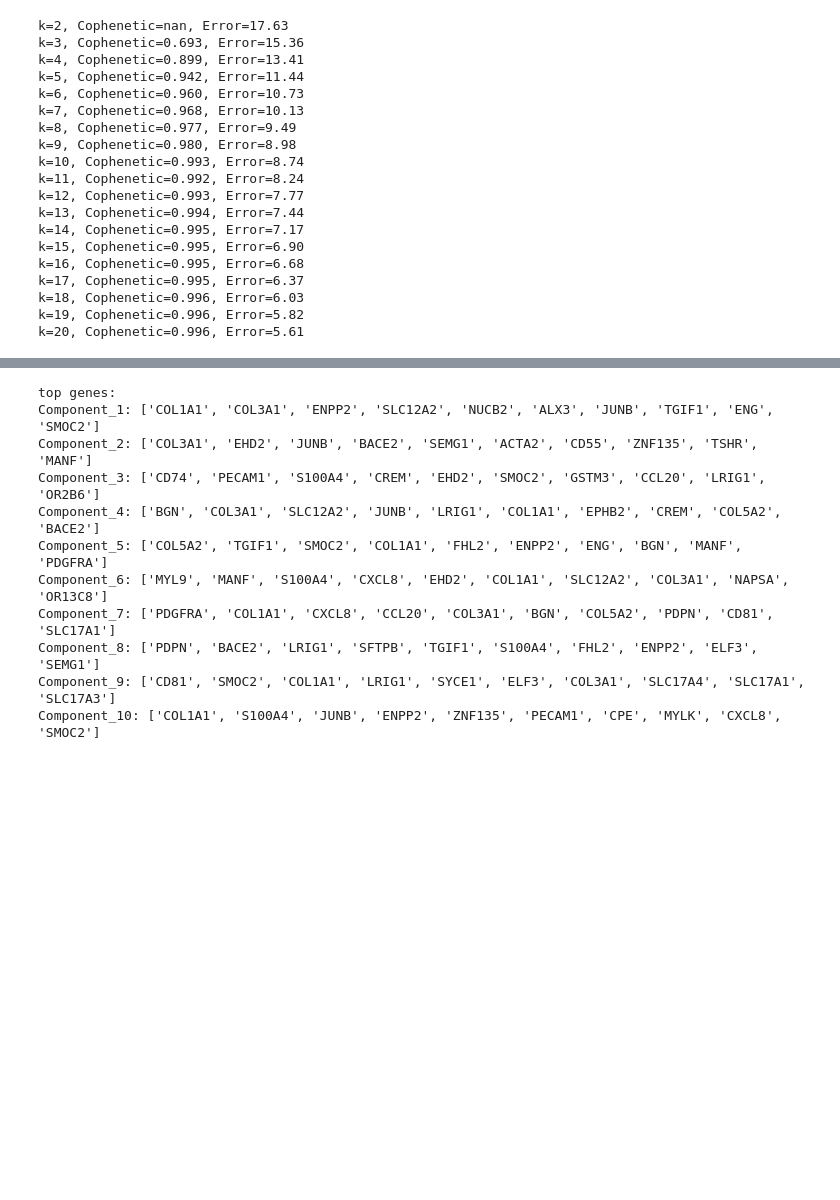
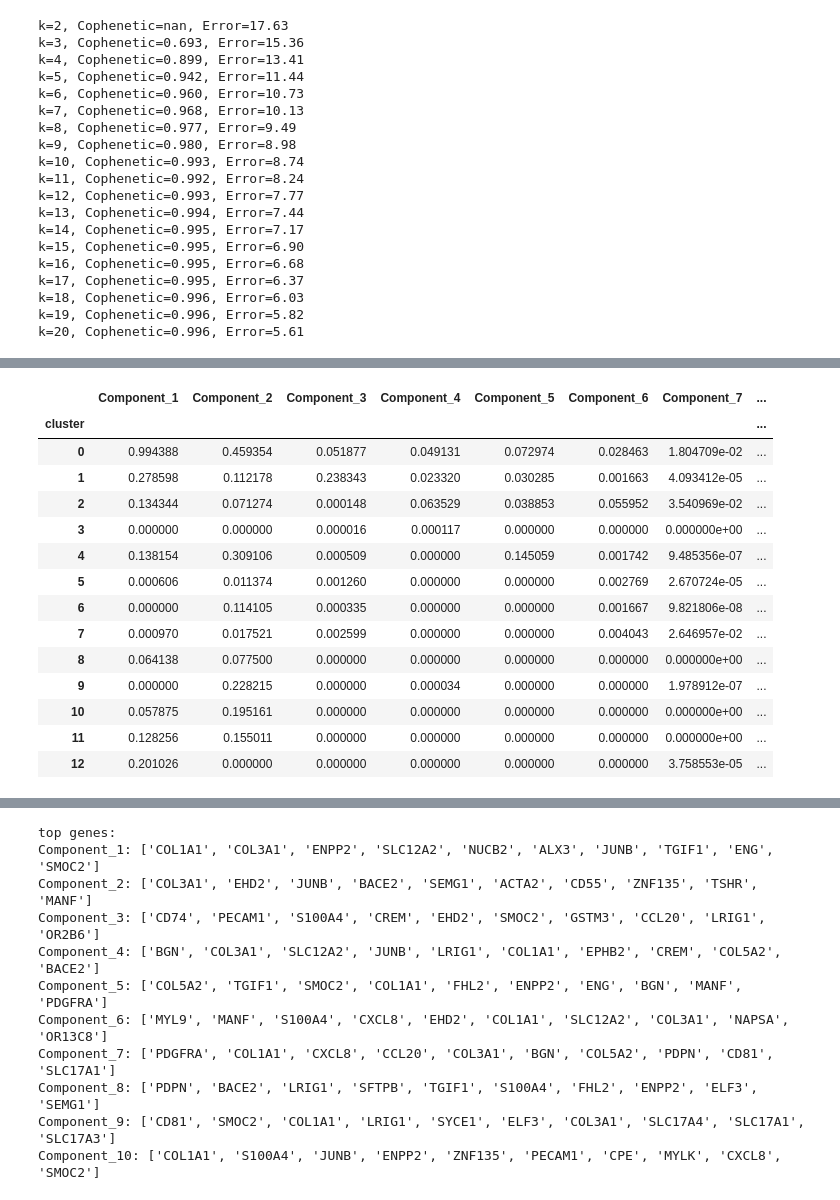
Before and after one commit to ScheWann/Biovis2025, a Jupyter notebook: Python/NMF&GO.ipynb, the cells around one changed output, grey strips where cells are left out. Drawn from its saved outputs; the diff is of its cells as text; code cells hidden in the pictures; blank space fills up the shorter version.

```diff
--- a/Python/NMF&GO.ipynb
+++ b/Python/NMF&GO.ipynb
@@ -463,0 +548,18 @@ H = nmf_model.components_
+# %%
+cluster_means
+# %% [output]
+|  | Component_1 | Component_2 | Component_3 | Component_4 | Component_5 | Component_6 | Component_7 | ... |
+| cluster |  |  |  |  |  |  |  | ... |
+| 0 | 0.994388 | 0.459354 | 0.051877 | 0.049131 | 0.072974 | 0.028463 | 1.804709e-02 | ... |
+| 1 | 0.278598 | 0.112178 | 0.238343 | 0.023320 | 0.030285 | 0.001663 | 4.093412e-05 | ... |
+| 2 | 0.134344 | 0.071274 | 0.000148 | 0.063529 | 0.038853 | 0.055952 | 3.540969e-02 | ... |
+| 3 | 0.000000 | 0.000000 | 0.000016 | 0.000117 | 0.000000 | 0.000000 | 0.000000e+00 | ... |
+| 4 | 0.138154 | 0.309106 | 0.000509 | 0.000000 | 0.145059 | 0.001742 | 9.485356e-07 | ... |
+| 5 | 0.000606 | 0.011374 | 0.001260 | 0.000000 | 0.000000 | 0.002769 | 2.670724e-05 | ... |
+| 6 | 0.000000 | 0.114105 | 0.000335 | 0.000000 | 0.000000 | 0.001667 | 9.821806e-08 | ... |
+| 7 | 0.000970 | 0.017521 | 0.002599 | 0.000000 | 0.000000 | 0.004043 | 2.646957e-02 | ... |
+| 8 | 0.064138 | 0.077500 | 0.000000 | 0.000000 | 0.000000 | 0.000000 | 0.000000e+00 | ... |
+| 9 | 0.000000 | 0.228215 | 0.000000 | 0.000034 | 0.000000 | 0.000000 | 1.978912e-07 | ... |
+| 10 | 0.057875 | 0.195161 | 0.000000 | 0.000000 | 0.000000 | 0.000000 | 0.000000e+00 | ... |
+| 11 | 0.128256 | 0.155011 | 0.000000 | 0.000000 | 0.000000 | 0.000000 | 0.000000e+00 | ... |
+| 12 | 0.201026 | 0.000000 | 0.000000 | 0.000000 | 0.000000 | 0.000000 | 3.758553e-05 | ... |
```
Also changed, not shown: parts of 6 cells of this notebook.
